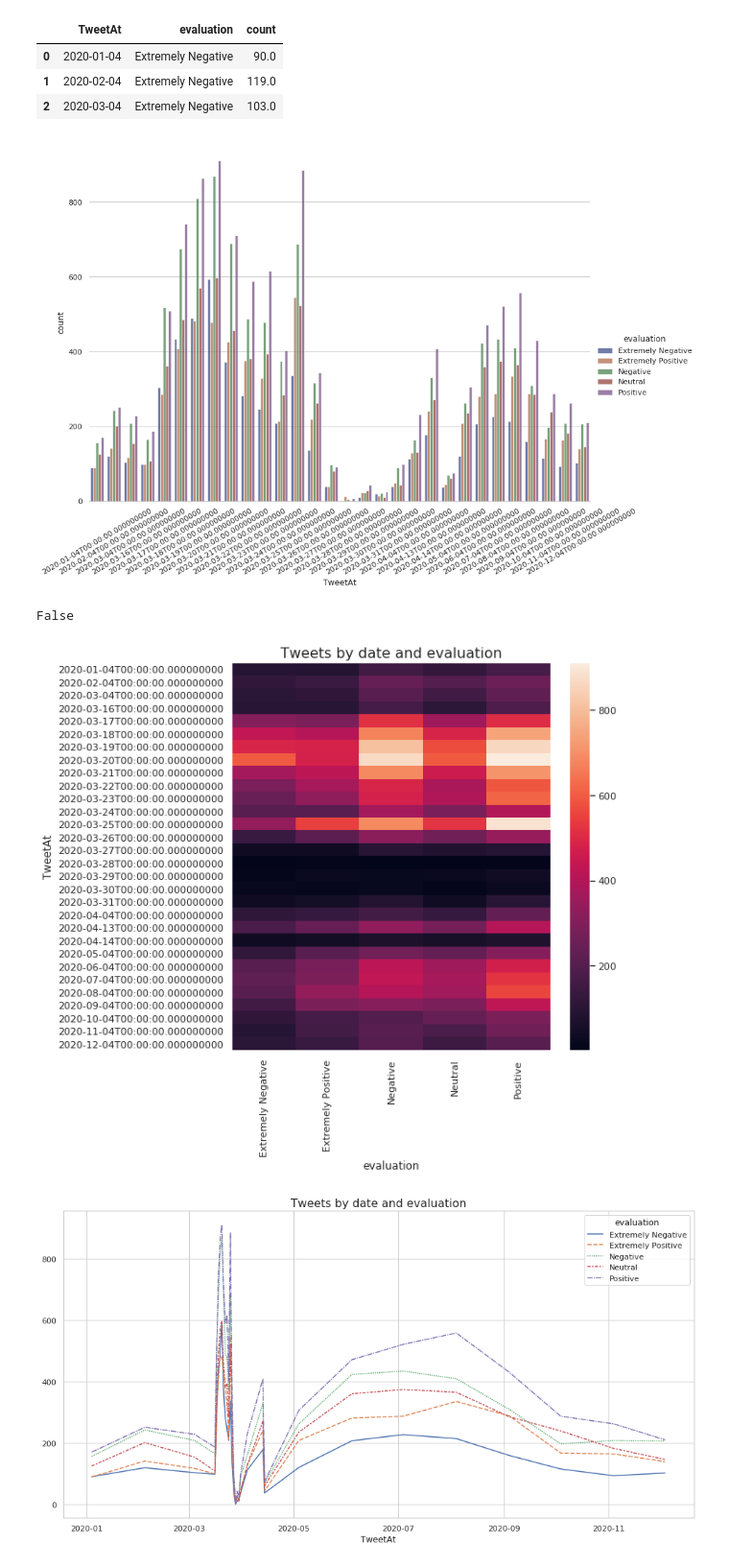
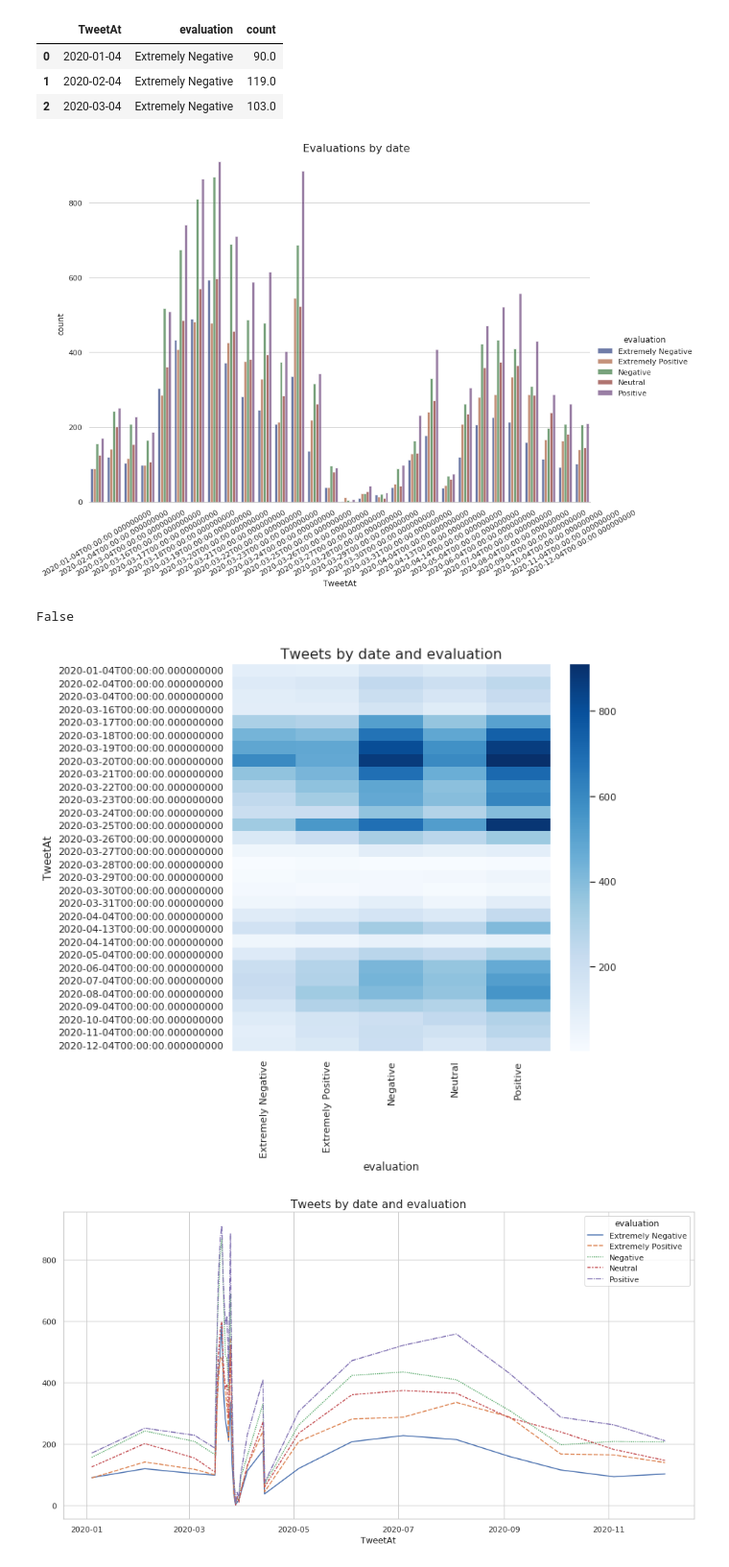
Before and after one commit to lveagithub/barcelonads, a Jupyter notebook: ThirdAssigment/Assignment_III.ipynb, the cells around one changed output. Shown at 96% size. Saved outputs shown, nothing was run; the diff lists cells and outputs as text; code cells hidden in the pictures.

```diff
--- a/ThirdAssigment/Assignment_III.ipynb
+++ b/ThirdAssigment/Assignment_III.ipynb
@@ -130,9 +135,10 @@ dfCoronaTweets_gr_melt.head(3)
 | 2 | 2020-03-04 | Extremely Negative | 103.0 |
 # %%
 categorical_plot(df=dfCoronaTweets_gr_melt, p_kind="bar", p_x="TweetAt", p_y="count",
-                 p_hue ="evaluation", p_ci="sd", p_palette="dark", p_alpha=.6, p_height=8)
+                 p_hue ="evaluation", p_ci="sd", p_palette="dark", p_alpha=.6,
+                 p_height=8, p_sub_title = "Evaluations by date")
 # %% [output]
-[figure, old version]
+[figure, new version]
 # %%
 #pd.isnull(dfCoronaTweets_gr_melt)
 dfCoronaTweets_gr_melt.isnull().values.any()
@@ -140,9 +146,9 @@ dfCoronaTweets_gr_melt.isnull().values.any()
 False
 # %%
 dfCoronaTweets_gr_melt_pivot = dfCoronaTweets_gr_melt.pivot('TweetAt','evaluation','count')
-pivot_heatmap(dfCoronaTweets_gr_melt_pivot, "Tweets by date and evaluation")
+pivot_heatmap(df=dfCoronaTweets_gr_melt_pivot, p_annot=False, p_cmap="Blues", p_ax_title="Tweets by date and evaluation")
 # %% [output]
-[figure, old version]
+[figure, new version]
 # %%
 pivot_lineplot(dfCoronaTweets_gr_melt_pivot, "Tweets by date and evaluation")
 # %% [output]
```
Also changed, not shown: parts of 27 cells of this notebook, 2 other files.
